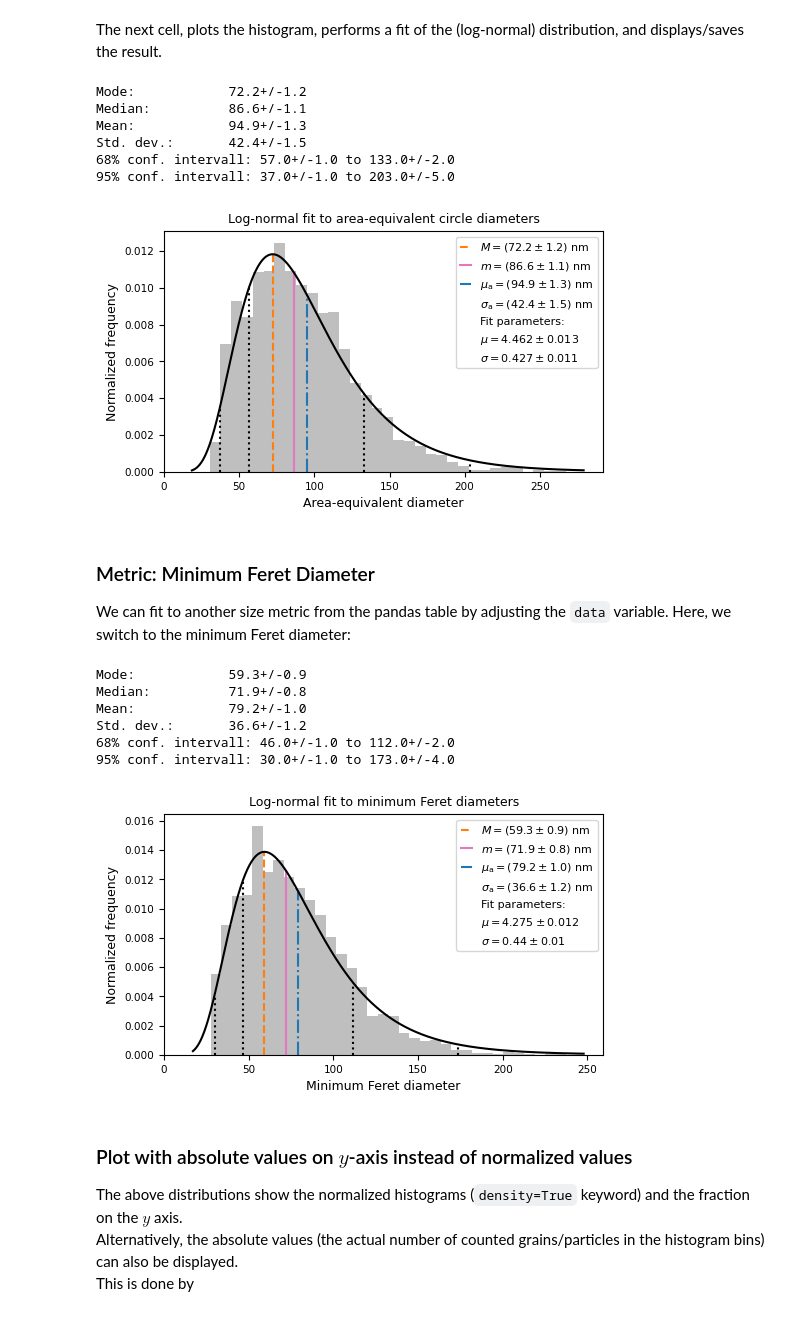
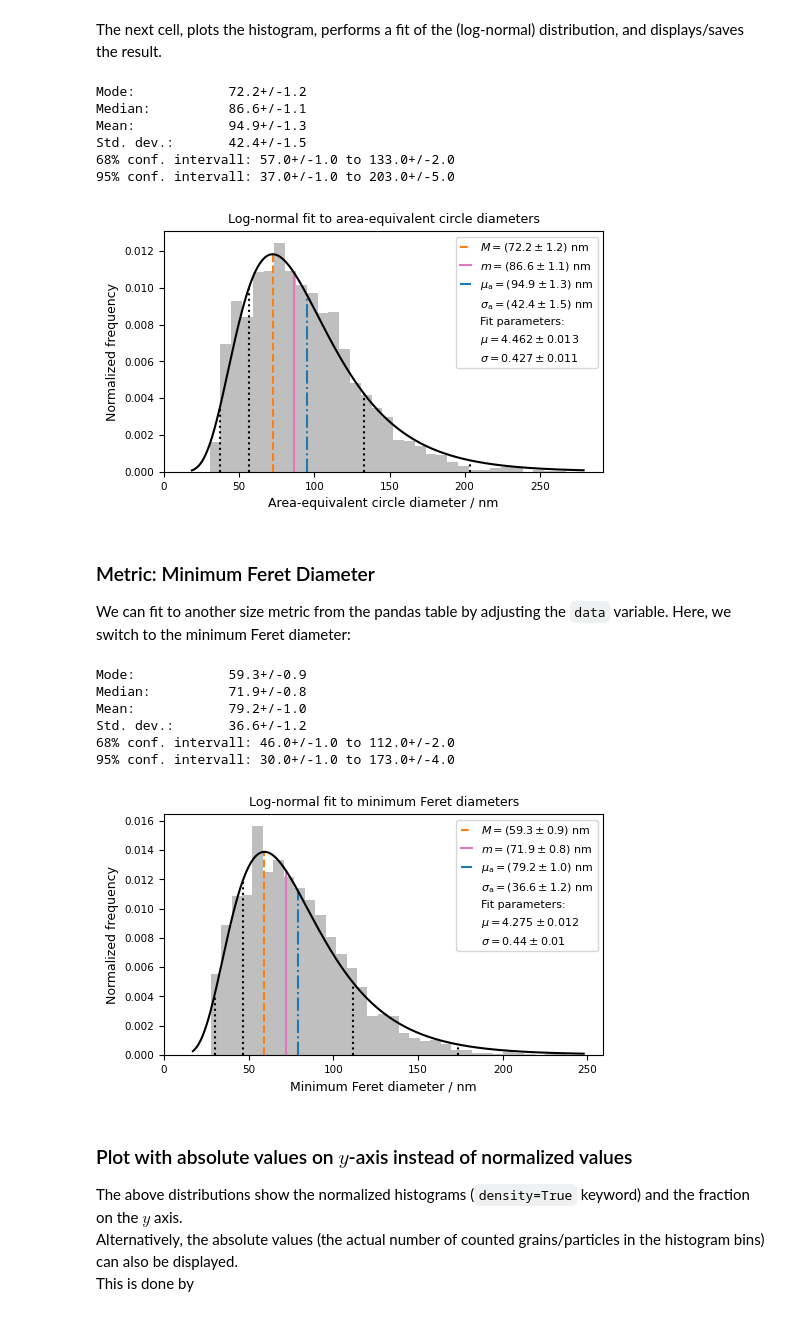
Before and after one commit to lukmuk/particle-size-distribution, a Jupyter notebook: Particle-Size-Distribution.ipynb, the cells around one changed output. Cells and saved outputs as stored; diff of their text form; code cells hidden in the pictures.

```diff
--- a/Particle-Size-Distribution.ipynb
+++ b/Particle-Size-Distribution.ipynb
@@ -180,35 +183,35 @@ ax.plot([ci[1].nominal_value, ci[1].nominal_value], [0, pdf(ci[1].nominal_value,
 
 # Confidence intervall 95%
 ci = confidence95
 ax.plot([ci[0].nominal_value, ci[0].nominal_value], [0, pdf(ci[0].nominal_value, *pars)], c=pdfcol, ls='dotted')
 ax.plot([ci[1].nominal_value, ci[1].nominal_value], [0, pdf(ci[1].nominal_value, *pars)], c=pdfcol, ls='dotted')
 
 # Gemerate empty plots, so that fit parameters are added in legend
 plt.plot([], [], ' ', label=lb_std)
 plt.plot([], [], ' ', label='Fit parameters:')
 plt.plot([], [], ' ', label=lb_mu)
 plt.plot([], [], ' ', label=lb_sig)
 
 # Cosmetics
 ax.set_title(f'Log-normal fit to area-equivalent circle diameters', fontsize=9)
-ax.set_xlabel('Area-equivalent diameter', fontsize=9)
+ax.set_xlabel('Area-equivalent circle diameter / nm', fontsize=9)
 ax.set_ylabel("Normalized frequency", fontsize=9)
 plt.tick_params(axis='both', which='major', labelsize=7.5)
 
 ax.set_xlim(0,)
 #ax.set_ylim(0, np.max(pdf(x, *pars))*1.8)
 
 ax.legend(loc='best', handlelength=1, fontsize=8, ncol=1, columnspacing=0.1)
 plt.tight_layout(pad=0.1)
 fig.savefig('plots/AreaEquivalentCircleDiameter_normalized.pdf', pad_inches=0)
 # %% [output]
 Mode:            72.2+/-1.2
 Median:          86.6+/-1.1
 Mean:            94.9+/-1.3
 Std. dev.:       42.4+/-1.5
 68% conf. intervall: 57.0+/-1.0 to 133.0+/-2.0
 95% conf. intervall: 37.0+/-1.0 to 203.0+/-5.0
-[figure, old version]
+[figure, new version]
 # %% [markdown]
 ### Metric:  Minimum Feret Diameter
 We can fit to another size metric from the pandas table by adjusting the `data` variable.
@@ -289,7 +292,7 @@ plt.plot([], [], ' ', label=lb_sig)
 
 # Cosmetics
 ax.set_title(f'Log-normal fit to minimum Feret diameters', fontsize=9)
-ax.set_xlabel('Minimum Feret diameter', fontsize=9)
+ax.set_xlabel('Minimum Feret diameter / nm', fontsize=9)
 ax.set_ylabel("Normalized frequency", fontsize=9)
 plt.tick_params(axis='both', which='major', labelsize=7.5)
 
@@ -306,7 +309,7 @@ Mean:            79.2+/-1.0
 Std. dev.:       36.6+/-1.2
 68% conf. intervall: 46.0+/-1.0 to 112.0+/-2.0
 95% conf. intervall: 30.0+/-1.0 to 173.0+/-4.0
-[figure, old version]
+[figure, new version]
 # %% [markdown]
 ### Plot with absolute values on $y$-axis instead of normalized values
 The above distributions show the normalized histograms (`density=True` keyword) and the fraction on the $y$ axis.
```
Also changed, not shown: parts of 3 cells of this notebook.
